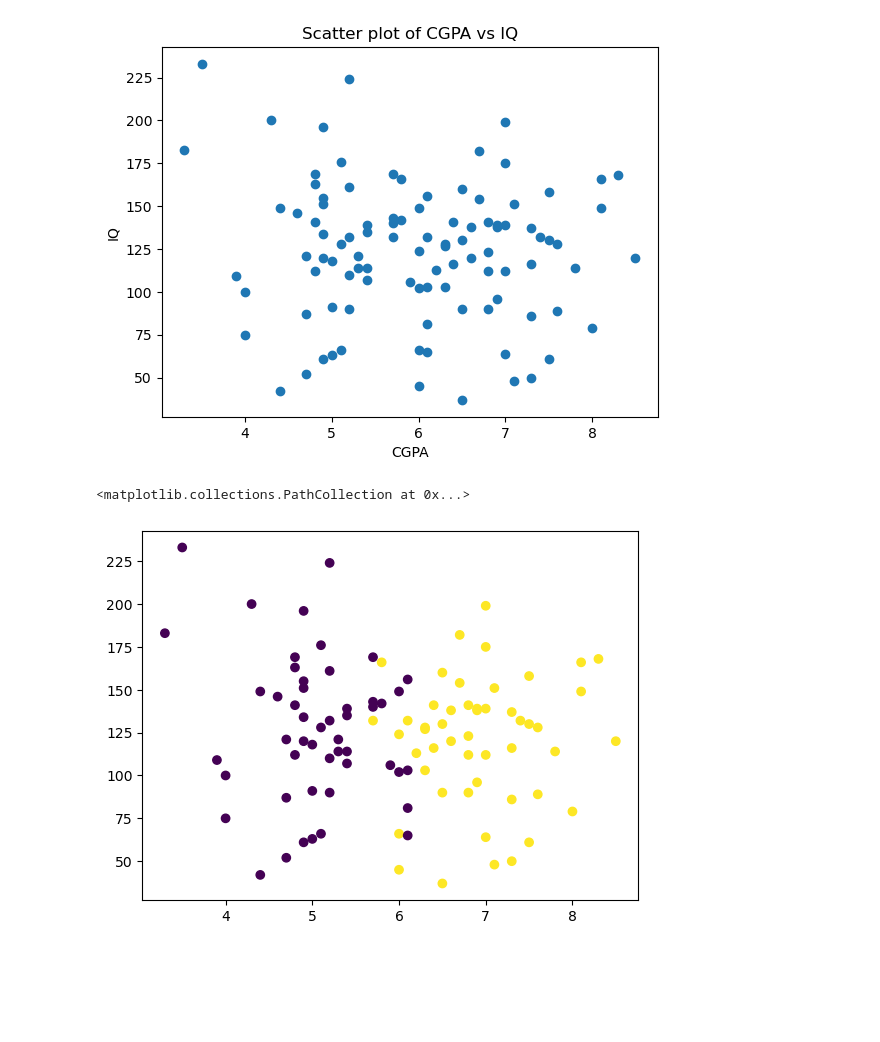
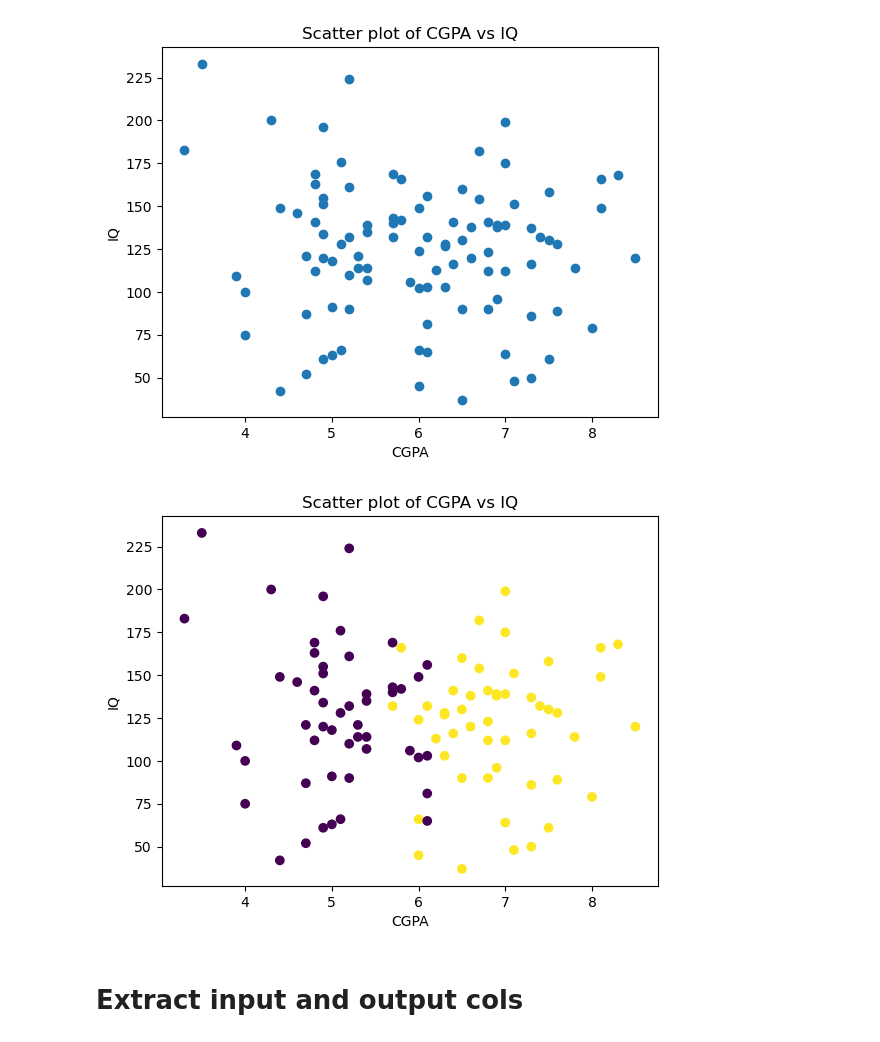
Before and after one commit to abhimanyujangid/ML_Project, a Jupyter notebook: placement-project-logistic-regression/placement-ml.ipynb, the cells around one changed output. Saved outputs shown, nothing was run; the diff lists cells and outputs as text; code cells hidden in the pictures; blank space fills up the shorter version.

```diff
--- a/placement-project-logistic-regression/placement-ml.ipynb
+++ b/placement-project-logistic-regression/placement-ml.ipynb
@@ -35,6 +38,11 @@ plt.show()
 [figure]
 # %%
 plt.scatter(place_df['cgpa'], place_df['iq'], c= place_df['placement'])
+plt.xlabel('CGPA')
+plt.ylabel('IQ')
+plt.title('Scatter plot of CGPA vs IQ')
+plt.show()
 # %% [output]
-<matplotlib.collections.PathCollection at 0x...>
-[figure, old version]
+[figure, new version]
+# %% [markdown]
+# Extract input and output cols
```
Also changed, not shown: parts of 17 cells of this notebook.
